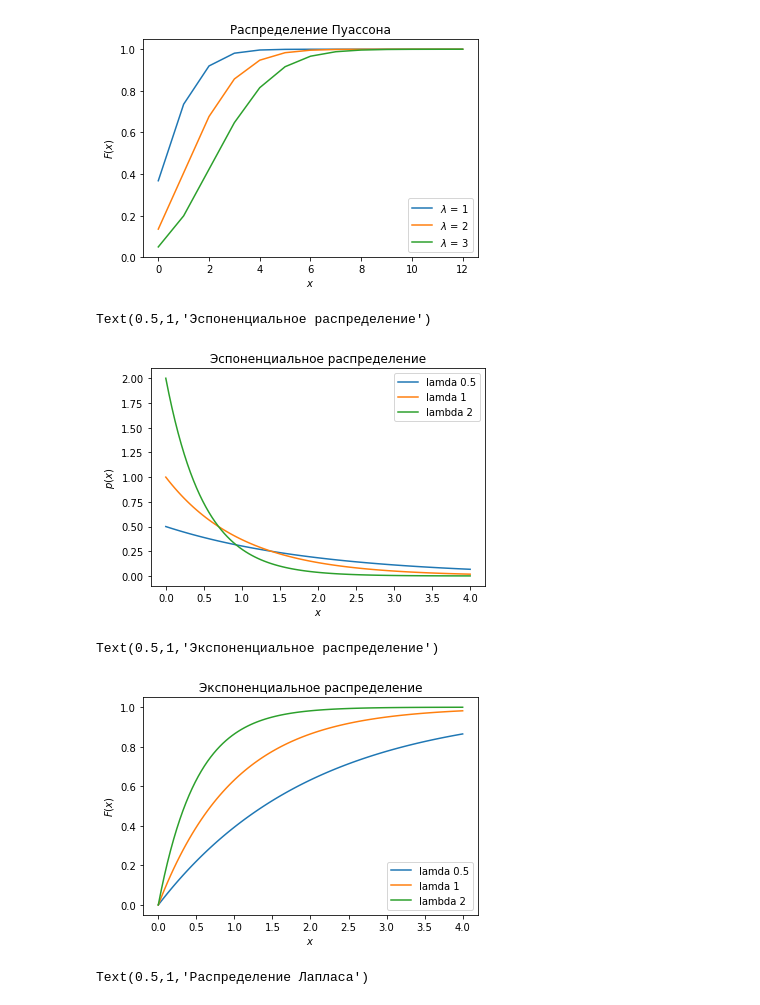
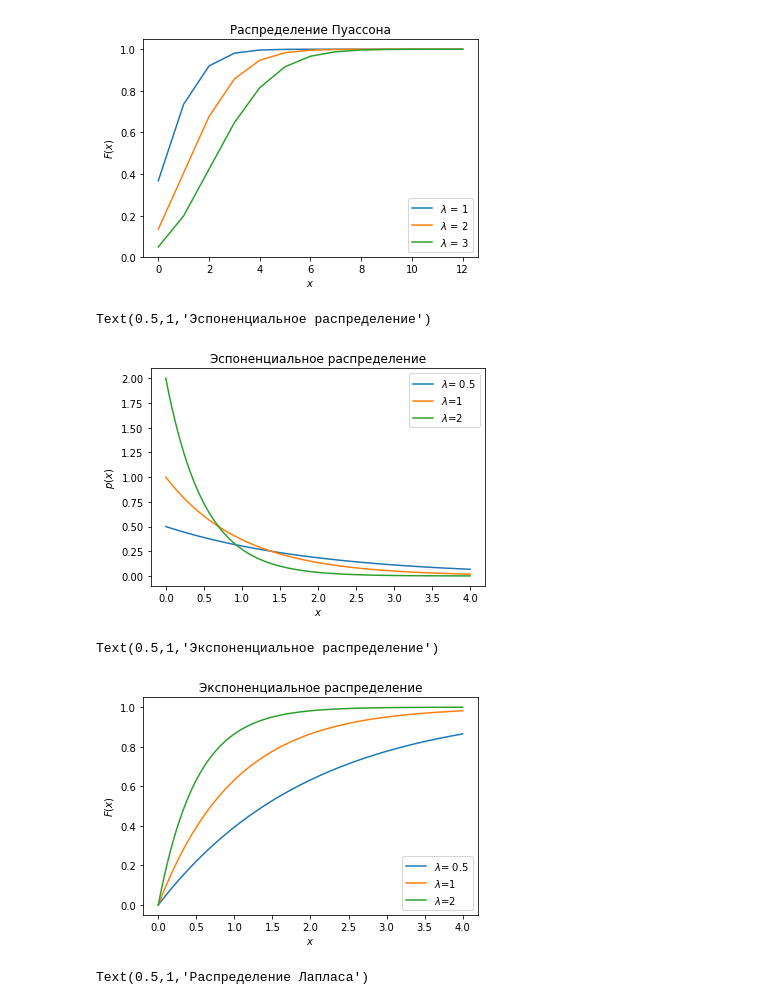
Before and after one commit to olgamonahova/python, a Jupyter notebook: Статистика ДЗ 1.ipynb, the cells around one changed output. Saved outputs shown, nothing was run; the diff lists cells and outputs as text; code cells hidden in the pictures.

```diff
--- a/Статистика ДЗ 1.ipynb
+++ b/Статистика ДЗ 1.ipynb
@@ -59,29 +59,29 @@ Text(0.5,1,'Распределение Пуассона')
 # %%
 # Экспоненциальное распределение
 
 expon_rv1 = sts.expon(scale = 2)
 expon_rv2 = sts.expon(scale = 1)
 expon_rv3 = sts.expon(scale = 0.5)
 
 
 x = np.linspace(0,4,100)
 
 pdf1 = expon_rv1.pdf(x)
 pdf2 = expon_rv2.pdf(x)
 pdf3 = expon_rv3.pdf(x)
 
 plt.plot(x, pdf1)
 plt.plot(x, pdf2)
 plt.plot(x, pdf3)
 
 
-plt.legend(['lamda 0.5',  'lamda 1' , 'lambda 2'])
+plt.legend(['$\lambda$= 0.5',  '$\lambda$=1' , '$\lambda$=2'])
 plt.ylabel('$p(x)$')
 plt.xlabel('$x$')
 plt.title("Эспоненциальное распределение")
 # %% [output]
 Text(0.5,1,'Эспоненциальное распределение')
-[figure, old version]
+[figure, new version]
 # %%
 cdf1 = expon_rv1.cdf(x)
 cdf2 = expon_rv2.cdf(x)
@@ -92,13 +92,13 @@ plt.plot(x, cdf2)
 plt.plot(x, cdf3)
 
 
-plt.legend(['lamda 0.5',  'lamda 1' , 'lambda 2'])
+plt.legend(['$\lambda$= 0.5',  '$\lambda$=1' , '$\lambda$=2'])
 plt.ylabel('$F(x)$')
 plt.xlabel('$x$')
 plt.title("Экспоненциальное распределение")
 # %% [output]
 Text(0.5,1,'Экспоненциальное распределение')
-[figure, old version]
+[figure, new version]
 # %%
 ?sts.laplace
 # %%
```
